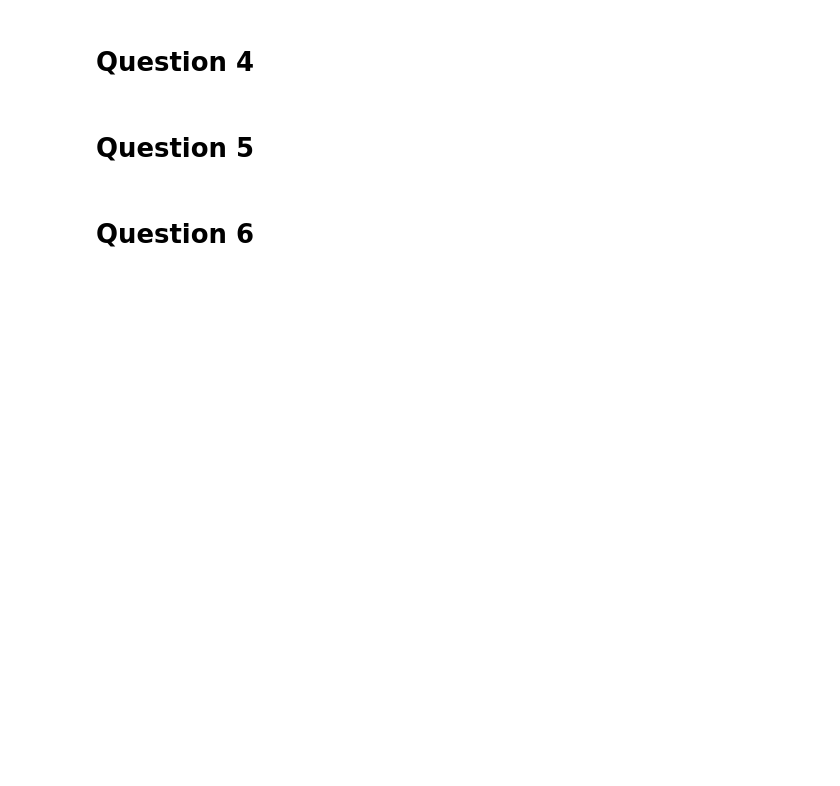
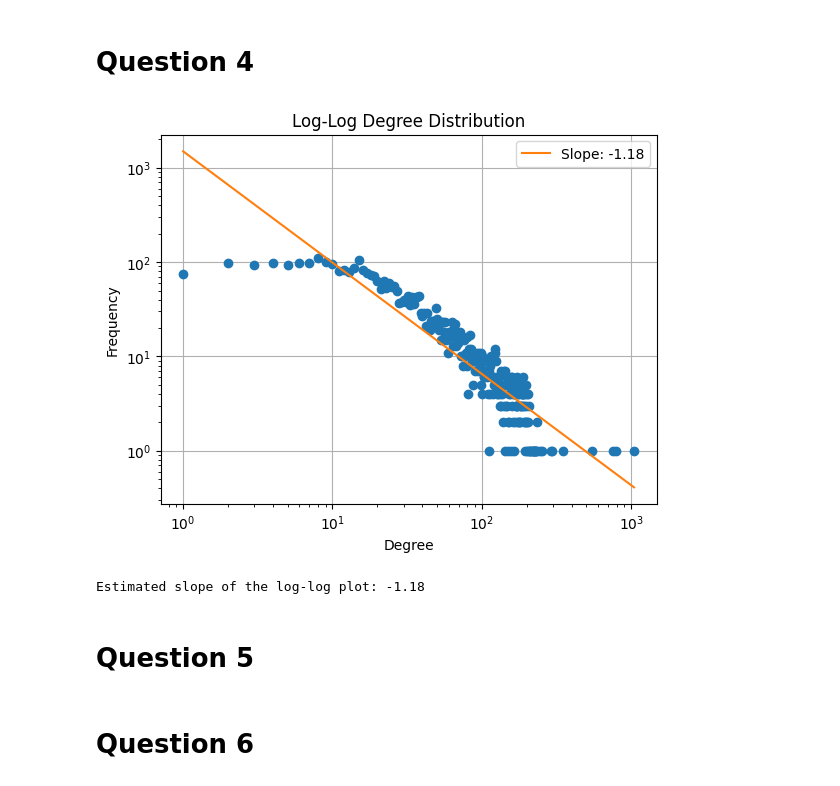
Before and after one commit to kbaseba/232E, a Jupyter notebook: Project_2/ECE232E_Project2_606539982_106405230_106303745.ipynb, the cells around one changed output. Cells and saved outputs as stored; diff of their text form; code cells hidden in the pictures; blank space fills up the shorter version.

```diff
--- a/Project_2/ECE232E_Project2_606539982_106405230_106303745.ipynb
+++ b/Project_2/ECE232E_Project2_606539982_106405230_106303745.ipynb
@@ -36,5 +82,30 @@ print(f"Number of edges: {num_edges}")
 # %% [markdown]
 # Question 4
+# %%
+# QUESTION 4: Log-log degree distribution
+degree_counts = np.bincount(degrees)
+degree_values = np.nonzero(degree_counts)[0]
+counts = degree_counts[degree_values]
+
+plt.figure()
+plt.loglog(degree_values, counts, marker='o', linestyle='None')
+plt.title("Log-Log Degree Distribution")
+plt.xlabel("Degree")
+plt.ylabel("Frequency")
+
+# Fit line to log-log plot
+log_degrees = np.log(degree_values)
+log_counts = np.log(counts)
+slope, intercept = np.polyfit(log_degrees, log_counts, 1)
+plt.plot(degree_values, np.exp(intercept) * degree_values**slope, label=f"Slope: {slope:.2f}")
+plt.legend()
+plt.grid(True)
+plt.show()
+
+print(f"Estimated slope of the log-log plot: {slope:.2f}")
+# %% [output]
+[figure, added]
+Estimated slope of the log-log plot: -1.18
 # %% [markdown]
 # Question 5
 # %% [markdown]
```
Also changed, not shown: parts of 4 cells of this notebook.
